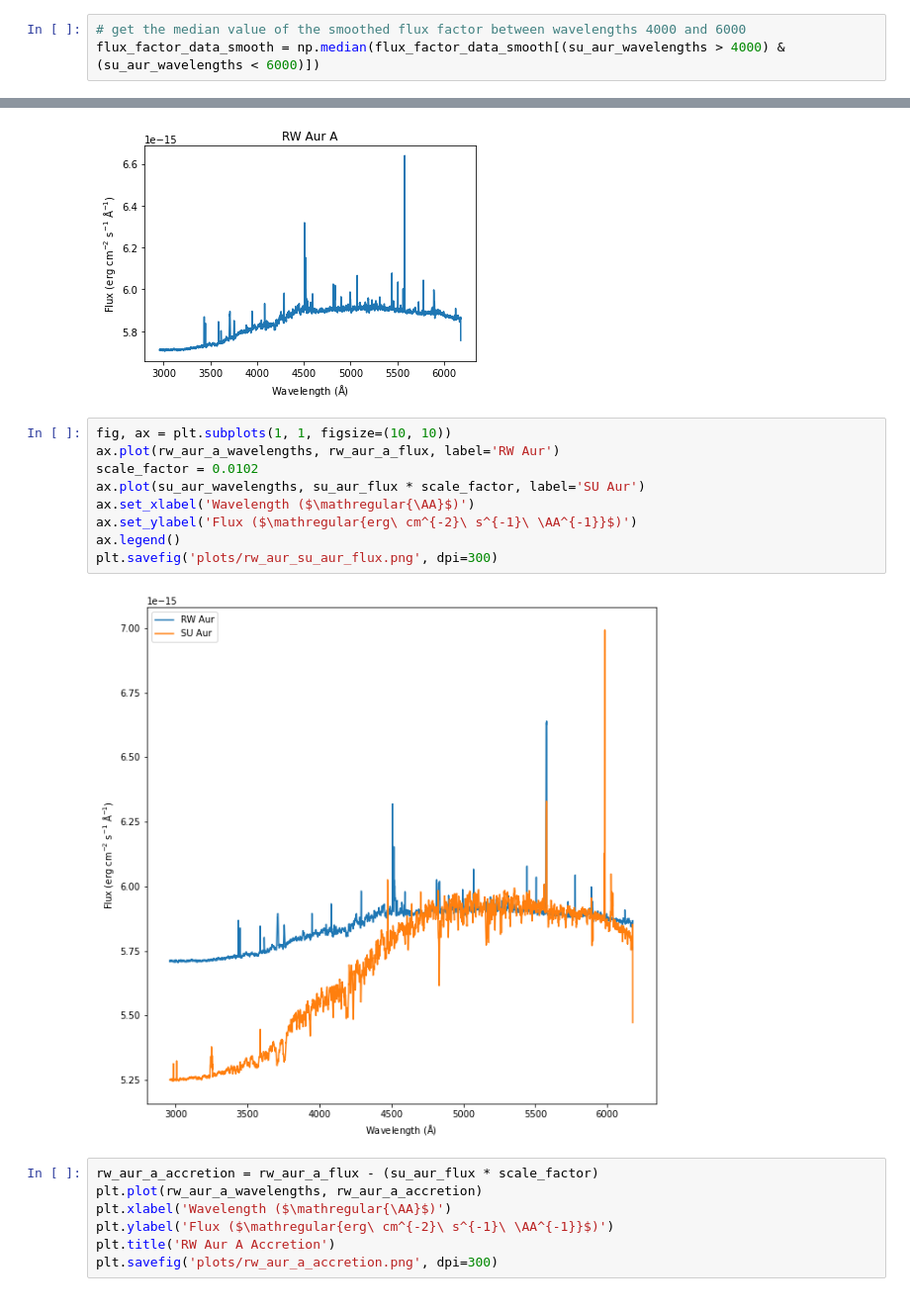
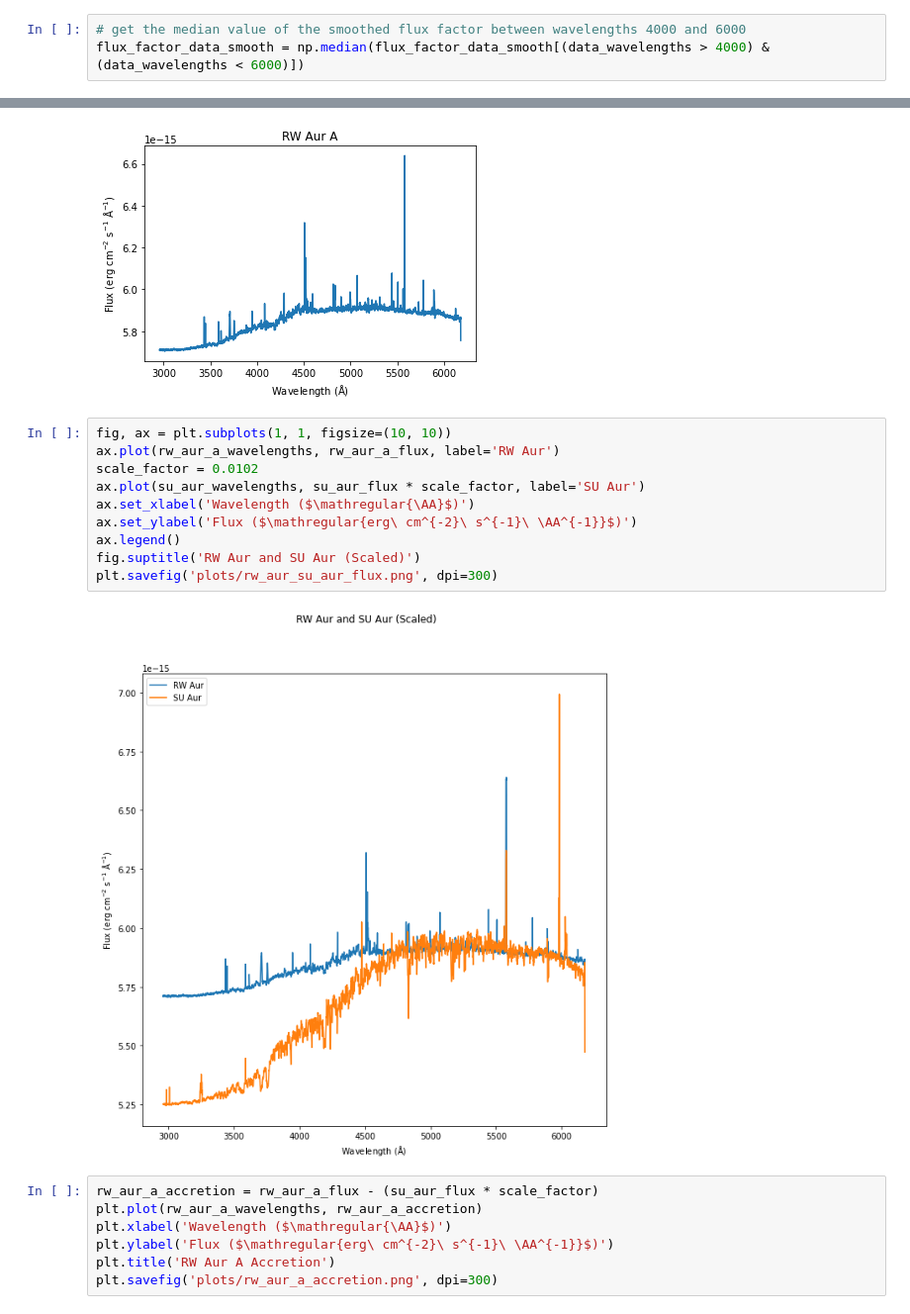
Before and after one commit to collinsinclair/astr-3520-final-project, a Jupyter notebook: Flux Calibration-2.ipynb, the cells around one changed output, grey strips where cells are left out. Shown at 99% size. Saved outputs shown, nothing was run; the diff lists cells and outputs as text.

```diff
--- a/Flux Calibration-2.ipynb
+++ b/Flux Calibration-2.ipynb
@@ -279,7 +279,7 @@ plt.savefig('plots/bd_flux_1_smooth.png', dpi=300)
 [figure]
 # %%
 # get the median value of the smoothed flux factor between wavelengths 4000 and 6000
-flux_factor_data_smooth = np.median(flux_factor_data_smooth[(su_aur_wavelengths > 4000) & (su_aur_wavelengths < 6000)])
+flux_factor_data_smooth = np.median(flux_factor_data_smooth[(data_wavelengths > 4000) & (data_wavelengths < 6000)])
 # %%
 # multiply the flux factor by the data
 su_aur = fits.open('apo_files/0032.SUAur.fits')[0].data
@@ -374,14 +378,15 @@ plt.savefig('plots/rw_aur_a_flux.png', dpi=300)
 # %%
 fig, ax = plt.subplots(1, 1, figsize=(10, 10))
 ax.plot(rw_aur_a_wavelengths, rw_aur_a_flux, label='RW Aur')
 scale_factor = 0.0102
 ax.plot(su_aur_wavelengths, su_aur_flux * scale_factor, label='SU Aur')
 ax.set_xlabel('Wavelength ($\mathregular{\AA}$)')
 ax.set_ylabel('Flux ($\mathregular{erg\ cm^{-2}\ s^{-1}\ \AA^{-1}}$)')
 ax.legend()
+fig.suptitle('RW Aur and SU Aur (Scaled)')
 plt.savefig('plots/rw_aur_su_aur_flux.png', dpi=300)
 # %% [output]
-[figure, old version]
+[figure, new version]
 # %%
 rw_aur_a_accretion = rw_aur_a_flux - (su_aur_flux * scale_factor)
 plt.plot(rw_aur_a_wavelengths, rw_aur_a_accretion)
```
Also changed, not shown: parts of 3 cells of this notebook, 1 other file.
